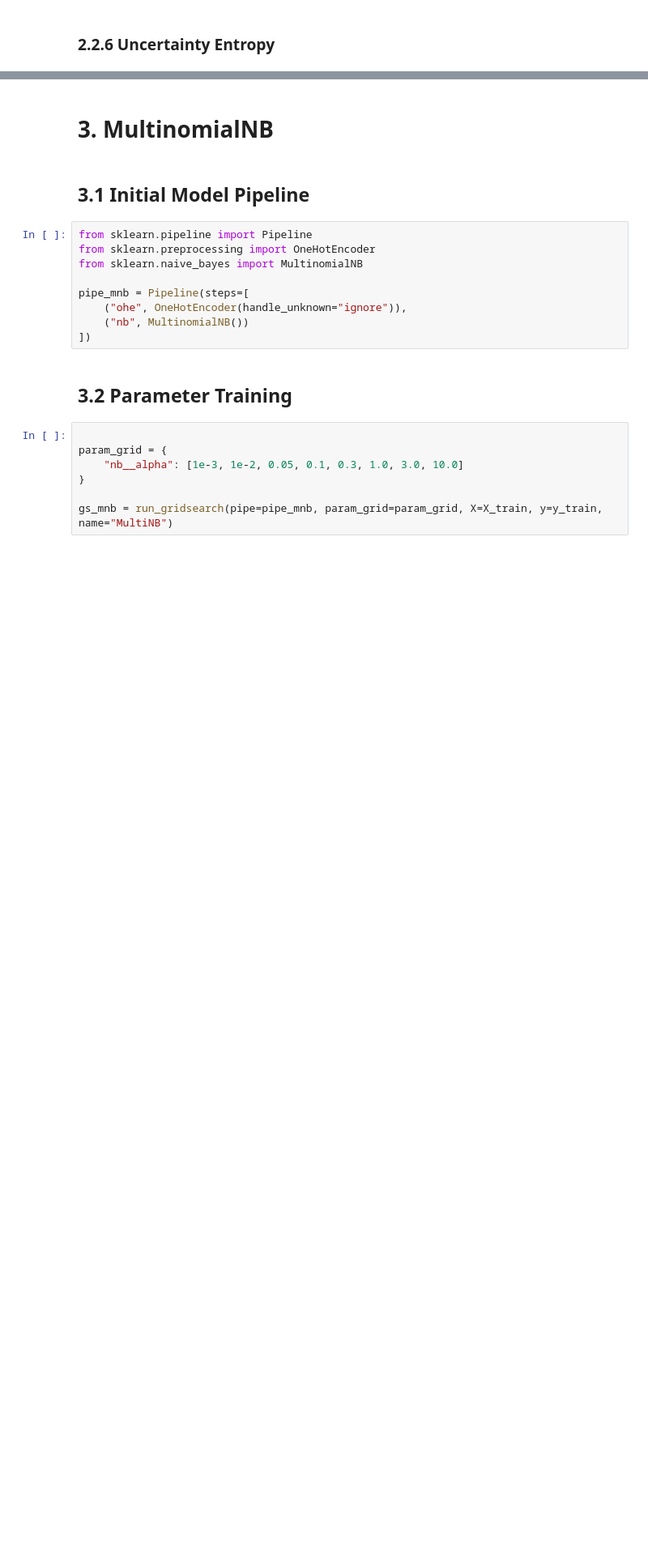
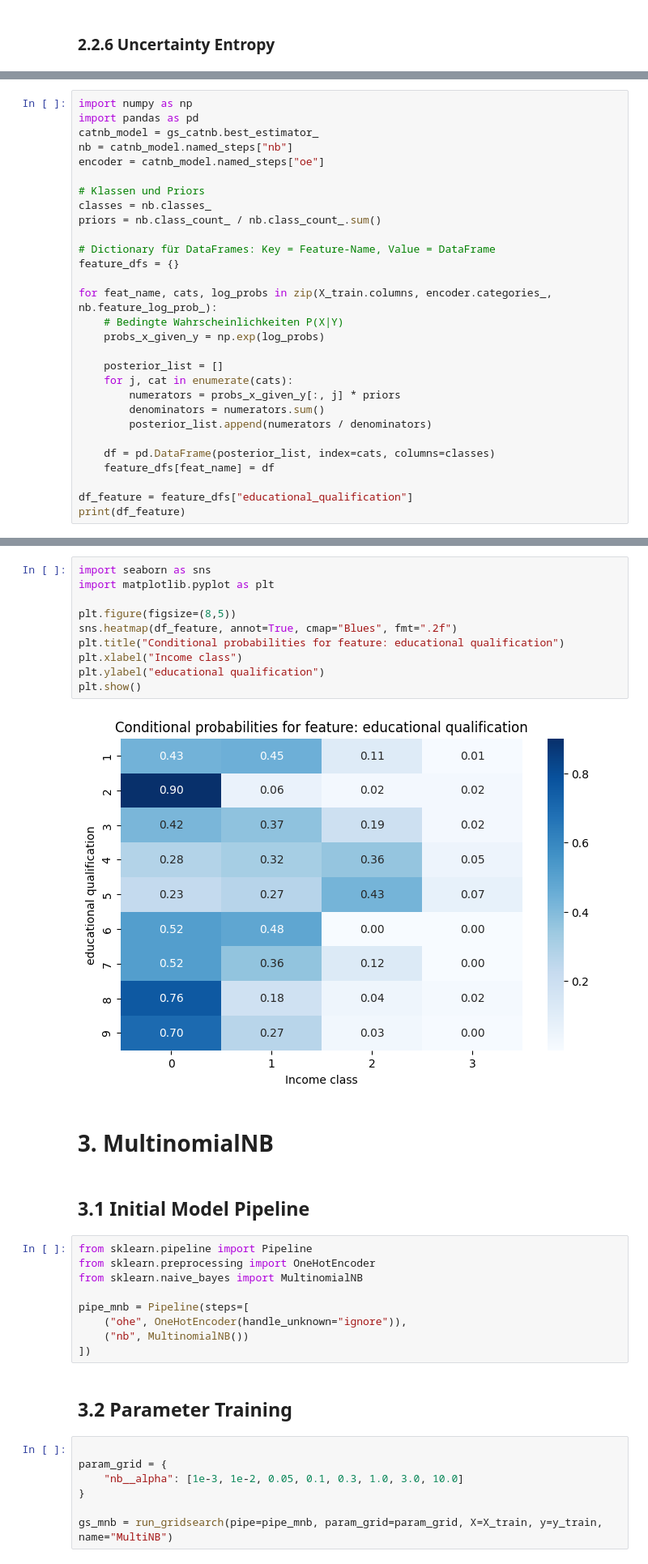
Before and after one commit to arne2204/Probabilistic-Machine-Learning_lecture-PROJECTS, a Jupyter notebook: projects/13-3NTXXXX_microcensus_income/notebooks/05_naive_bayes_classifier.ipynb, the cells around one changed output, grey strips where cells are left out. Shown at 81% size. Saved outputs shown, nothing was run; the diff lists cells and outputs as text; blank space fills up the shorter version.

```diff
--- a/projects/13-3NTXXXX_microcensus_income/notebooks/05_naive_bayes_classifier.ipynb
+++ b/projects/13-3NTXXXX_microcensus_income/notebooks/05_naive_bayes_classifier.ipynb
@@ -283,0 +282,29 @@ plt.show()
+# %%
+import numpy as np
+import pandas as pd
+catnb_model = gs_catnb.best_estimator_
+nb = catnb_model.named_steps["nb"]
+encoder = catnb_model.named_steps["oe"]
+
+# Klassen und Priors
+classes = nb.classes_
+priors = nb.class_count_ / nb.class_count_.sum()
+
+# Dictionary für DataFrames: Key = Feature-Name, Value = DataFrame
+feature_dfs = {}
+
+for feat_name, cats, log_probs in zip(X_train.columns, encoder.categories_, nb.feature_log_prob_):
+    # Bedingte Wahrscheinlichkeiten P(X|Y)
+    probs_x_given_y = np.exp(log_probs)
+
+    posterior_list = []
+    for j, cat in enumerate(cats):
+        numerators = probs_x_given_y[:, j] * priors
+        denominators = numerators.sum()
+        posterior_list.append(numerators / denominators)
+
+    df = pd.DataFrame(posterior_list, index=cats, columns=classes)
+    feature_dfs[feat_name] = df
+
+df_feature = feature_dfs["educational_qualification"]
+print(df_feature)
@@ -284,3 +322,15 @@ plt.show()
+# %%
+import seaborn as sns
+import matplotlib.pyplot as plt
+
+plt.figure(figsize=(8,5))
+sns.heatmap(df_feature, annot=True, cmap="Blues", fmt=".2f")
+plt.title("Conditional probabilities for feature: educational qualification")
+plt.xlabel("Income class")
+plt.ylabel("educational qualification")
+plt.show()
+# %% [output]
+[figure, added]
 # %% [markdown]
 # 3. MultinomialNB
 # %% [markdown]
```
Also changed, not shown: parts of 25 cells of this notebook, 22 other files.
